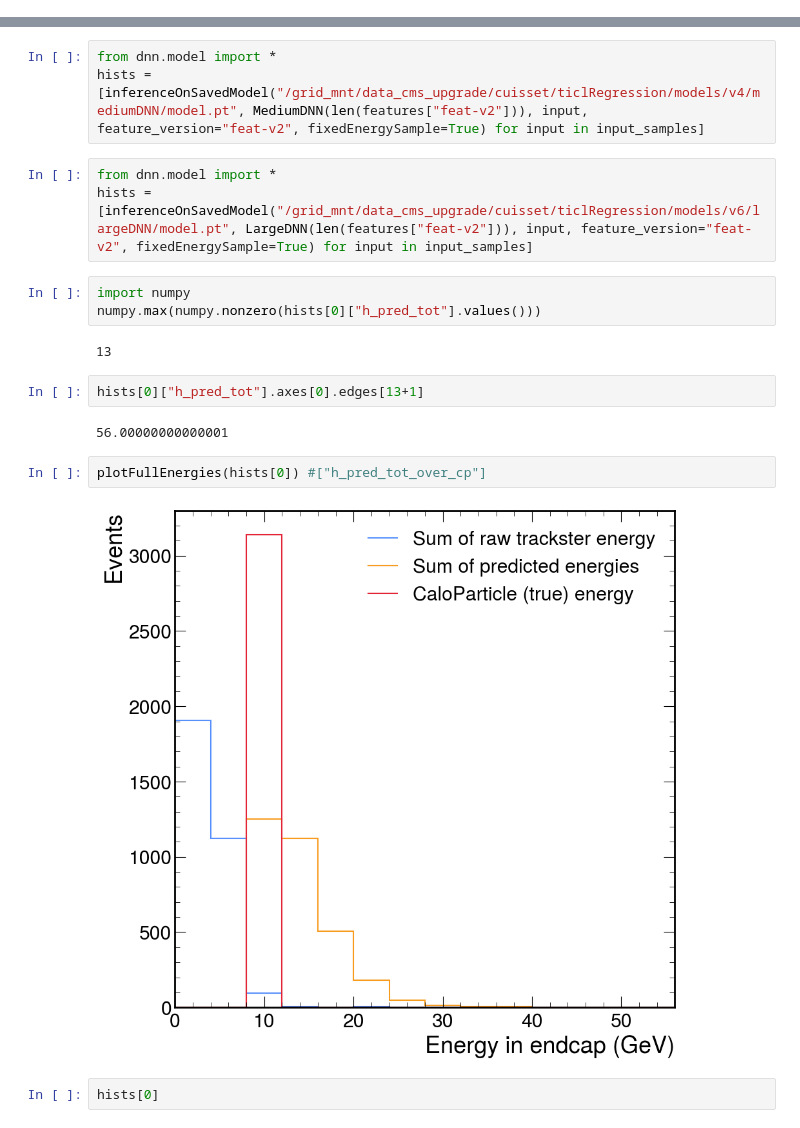
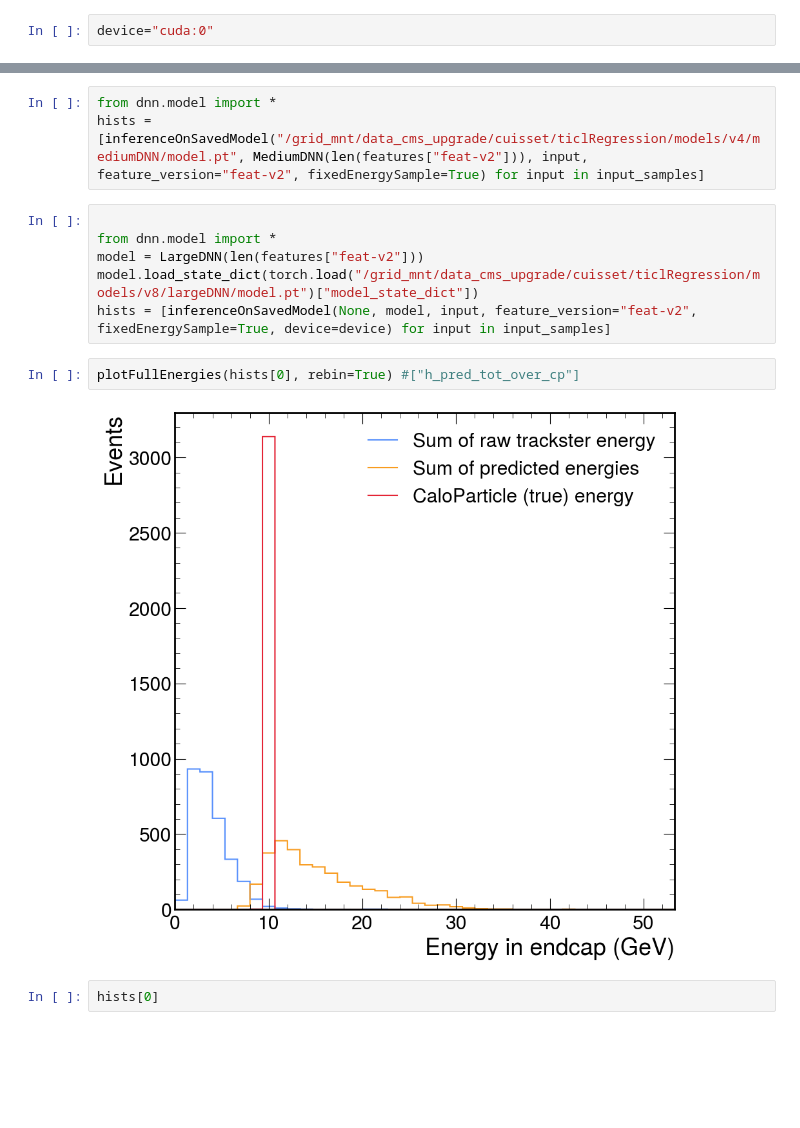
Before and after one commit to tcuisset/hgcalFastTracksterRegression, a Jupyter notebook: dnn/validation_fixedEnergy.ipynb, the cells around one changed output, grey strips where cells are left out. Drawn from its saved outputs; the diff is of its cells as text; blank space fills up the shorter version.

```diff
--- a/dnn/validation_fixedEnergy.ipynb
+++ b/dnn/validation_fixedEnergy.ipynb
@@ -15,6 +15,8 @@ from dnn.ak_sample_loader import *
 from dnn.torch_dataset import *
 from dnn.training import *
 from dnn.validation import *
+# %%
+device="cuda:0"
 # %%
 input_files = glob.glob("/grid_mnt/data_cms_upgrade/cuisset/ticlRegression/PionSamples_v2/FixedEnergy_*.pkl")
 input_samples = [AkSampleLoader.loadFromPickle(inputFile) for inputFile in input_files]
@@ -32,21 +38,15 @@ hists = [inferenceOnSavedModel("/grid_mnt/data_cms_upgrade/cuisset/ticlRegressio
 from dnn.model import *
 hists = [inferenceOnSavedModel("/grid_mnt/data_cms_upgrade/cuisset/ticlRegression/models/v4/mediumDNN/model.pt", MediumDNN(len(features["feat-v2"])), input, feature_version="feat-v2", fixedEnergySample=True) for input in input_samples]
 # %%
+
 from dnn.model import *
-hists = [inferenceOnSavedModel("/grid_mnt/data_cms_upgrade/cuisset/ticlRegression/models/v6/largeDNN/model.pt", LargeDNN(len(features["feat-v2"])), input, feature_version="feat-v2", fixedEnergySample=True) for input in input_samples]
+model = LargeDNN(len(features["feat-v2"]))
+model.load_state_dict(torch.load("/grid_mnt/data_cms_upgrade/cuisset/ticlRegression/models/v8/largeDNN/model.pt")["model_state_dict"])
+hists = [inferenceOnSavedModel(None, model, input, feature_version="feat-v2", fixedEnergySample=True, device=device) for input in input_samples]
-# %%
-import numpy
-numpy.max(numpy.nonzero(hists[0]["h_pred_tot"].values()))
-# %% [output]
-13
-# %%
-hists[0]["h_pred_tot"].axes[0].edges[13+1]
-# %% [output]
-56.00000000000001
 # %%
-plotFullEnergies(hists[0]) #["h_pred_tot_over_cp"]
+plotFullEnergies(hists[0], rebin=True) #["h_pred_tot_over_cp"]
 # %% [output]
-[figure, old version]
+[figure, new version]
 # %%
 hists[0]
 # %% [output]
```
Also changed, not shown: parts of 4 cells of this notebook, 16 other files.
